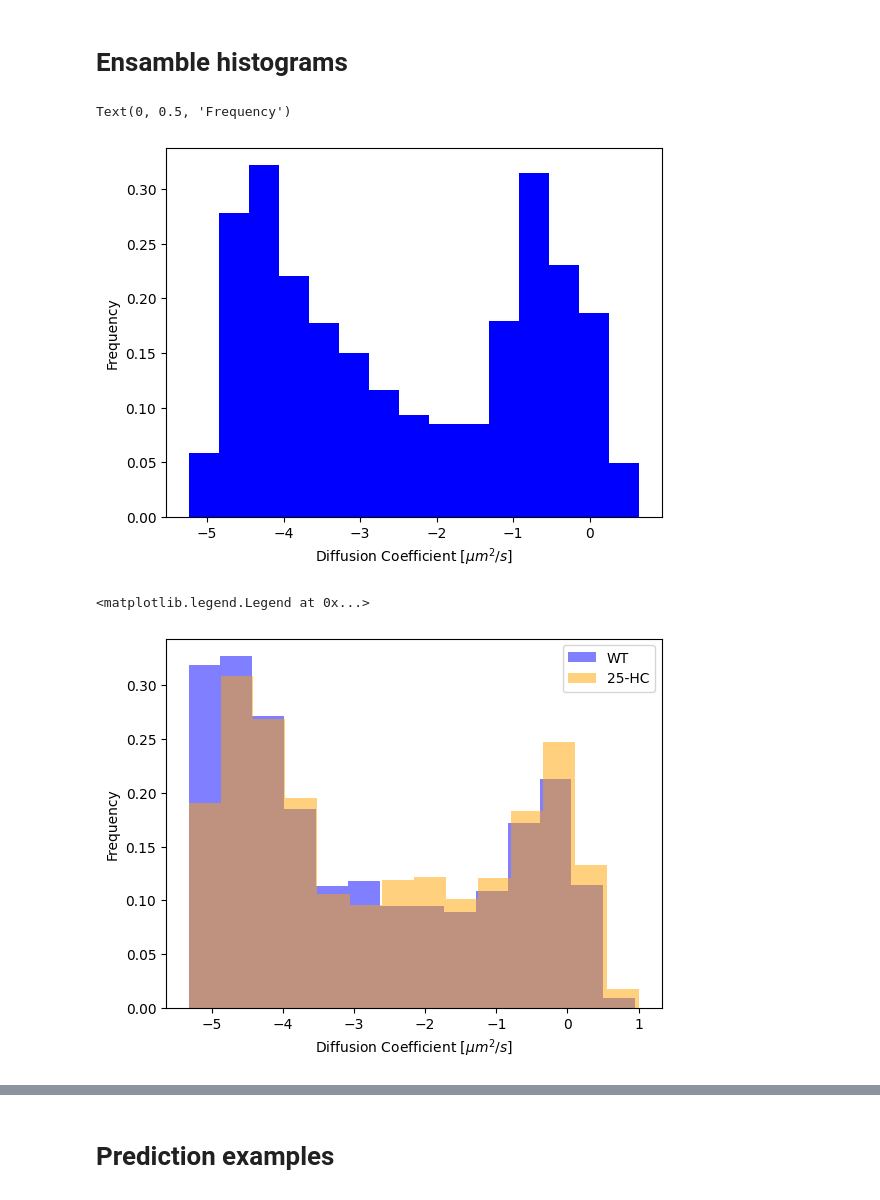
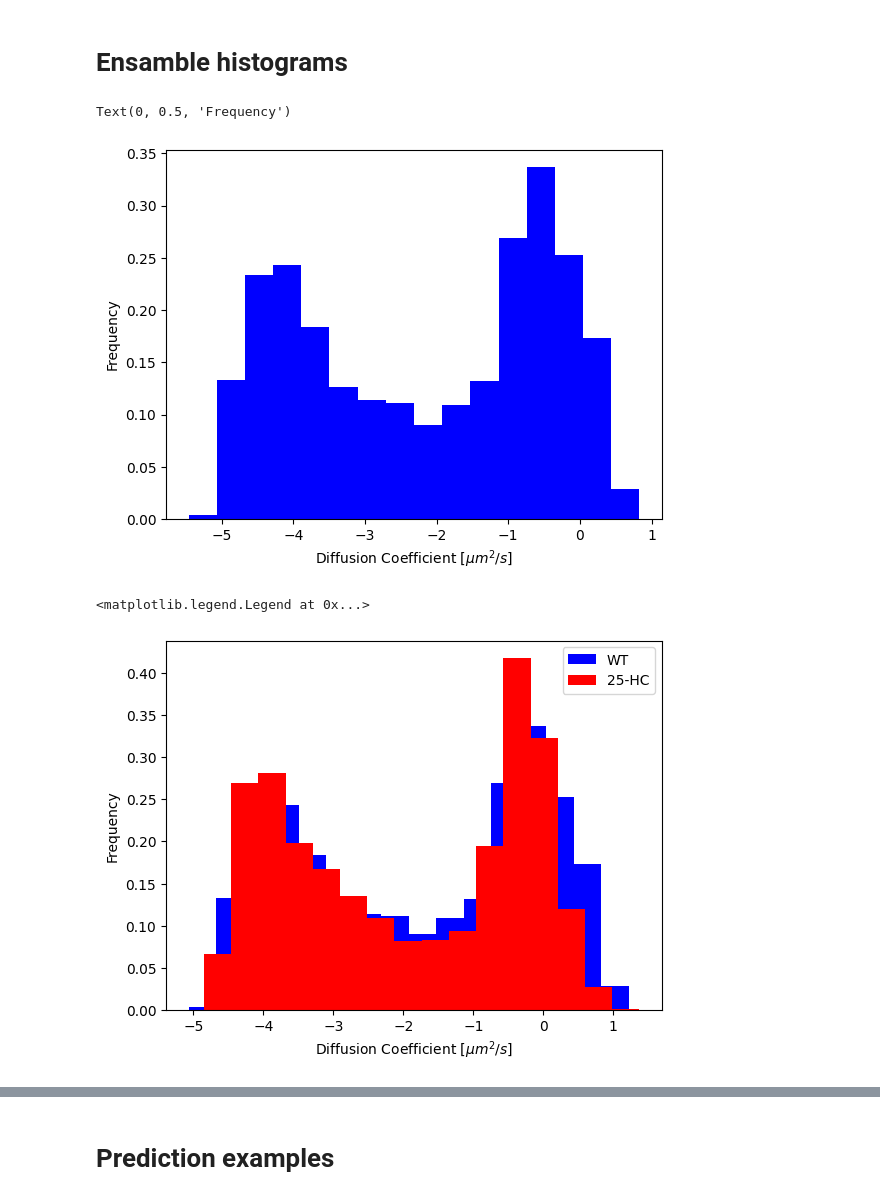
Before and after one commit to JessicaAngulo/step, a Jupyter notebook: nbs/tutorials/preliminary_2datasets.ipynb, the cells around one changed output, grey strips where cells are left out. Saved outputs shown, nothing was run; the diff lists cells and outputs as text; code cells hidden in the pictures.

```diff
--- a/nbs/tutorials/preliminary_2datasets.ipynb
+++ b/nbs/tutorials/preliminary_2datasets.ipynb
@@ -105,7 +105,7 @@ for data_path in data_paths:
     for x, y in zip(data_x, data_y):
         x = torch.tensor(x[~np.isnan(x)])
         y = torch.tensor(y[~np.isnan(y)])
-        if len(x) >= 12:  # At least > 0
+        if len(x) > 1:  # At least > 0
             traj = torch.stack((x - x[0], y - y[0]))
             trajectories.append(traj)
 
@@ -132,7 +132,7 @@ for data_path in data_paths:
     file = mat73.loadmat(data_path)
 
     # Extract x and y data from the current file
-    data_x, data_y = file["var1"]["video_file"][3:5]
+    data_x, data_y = file["var1"][0:2]
 
     # Create a list to store trajectories for the current file
     trajectories = []
@@ -141,7 +141,7 @@ for data_path in data_paths:
     for x, y in zip(data_x, data_y):
         x = torch.tensor(x[~np.isnan(x)])
         y = torch.tensor(y[~np.isnan(y)])
-        if len(x) >= 12:  # At least > 0
+        if len(x) > 1:  # At least > 0
             traj = torch.stack((x - x[0], y - y[0]))
             trajectories.append(traj)
 
@@ -213,28 +194,54 @@ preds = [predict(learn_diff.model, traj) for traj in all_trajectories]
+# %%
+# Prediction set 1
+# Traj longer than 20 frames get evaluated with STEP, while trajectories shorter or equal to 20 get calculated with tMSD.
+constant_value = torch.tensor(np.log10(0.1567**2/0.01), dtype=torch.float32)
+pred_a, pred_d, trajectories1 = [], [], []
+for traj in (all_trajectories):
+    length = len(traj[0])
+    if length > 20:
+        pred = predict(learn_exp.model, traj)
+        pred_a.append(pred + constant_value)
+        pred = predict(learn_diff.model, traj)
+        pred_d.append(pred)
+        trajectories1.append(traj)
+# %%
+# Prediction set 2
+# Traj longer than 20 frames get evaluated with STEP, while trajectories shorter or equal to 20 get calculated with tMSD.
+constant_value = torch.tensor(np.log10(0.1567**2/0.01), dtype=torch.float32)
+pred_a2, pred_d2, trajectories2 = [], [], []
+for traj in (all_trajectories2):
+    length = len(traj[0])
+    if length > 20:
+        pred = predict(learn_exp.model, traj)
+        pred_a2.append(pred)
+        pred = predict(learn_diff.model, traj)
+        pred_d2.append(pred + constant_value)
+        trajectories2.append(traj)
 # %% [markdown]
 # Ensamble histograms
 # %%
 #Representation of one dataset
-data = torch.cat(preds).numpy()
+data = torch.cat(pred_d).numpy()
 bin_size = int(np.ceil(np.log2(len(data))) + 1)
 plt.hist(data, bins=bin_size, alpha=1, color='blue', label='WT', density=True)
 plt.xlabel('Diffusion Coefficient [$\mu m^2/s$]')
 plt.ylabel('Frequency')
 # %% [output]
 Text(0, 0.5, 'Frequency')
-[figure, old version]
+[figure, new version]
 # %%
-#Representation of both dataset
-data = torch.cat(preds).numpy()
-data2 = torch.cat(preds2).numpy()
+#Representation of both datasets
+data = torch.cat(pred_d).numpy()
+data2 = torch.cat(pred_d2).numpy()
 bin_size1 = int(np.ceil(np.log2(len(data))) + 1)
 bin_size2 = int(np.ceil(np.log2(len(data2))) + 1)
 chosen_bin_size = min(bin_size1, bin_size2)
 plt.hist(data, bins=chosen_bin_size, alpha=1, color='blue', label='WT', density=True)
-plt.hist(data2, bins=chosen_bin_size, alpha=1, color='orange', label='25-HC', density=True)
+plt.hist(data2, bins=chosen_bin_size, alpha=1, color='red', label='25-HC', density=True)
 plt.xlabel('Diffusion Coefficient [$\mu m^2/s$]')
 plt.ylabel('Frequency')
 plt.legend()
 # %% [output]
 <matplotlib.legend.Legend at 0x...>
-[figure, old version]
+[figure, new version]
 # %%
```
Also changed, not shown: parts of 29 cells of this notebook.
